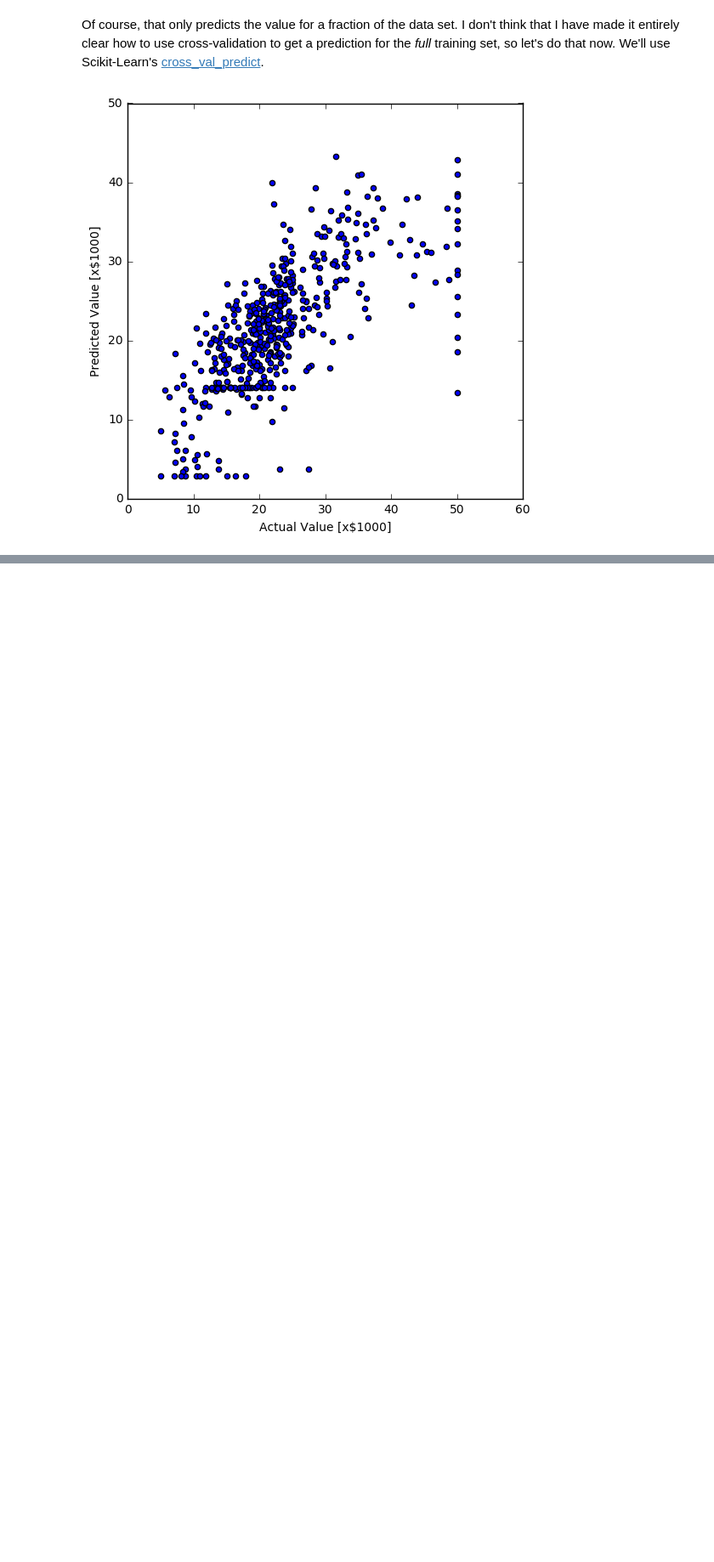
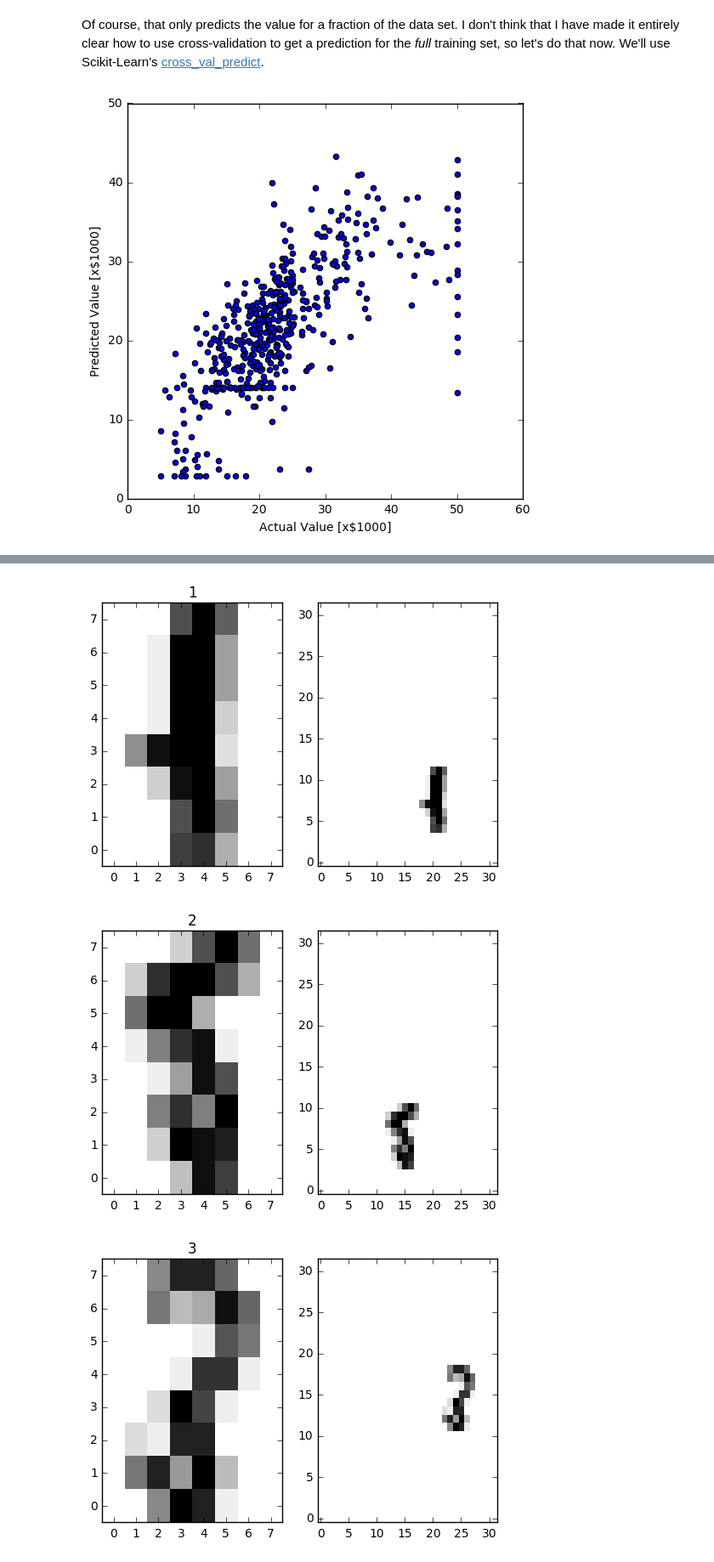
Before and after one commit to gtrichards/PHYS_T480, a Jupyter notebook: NeuralNetworks.ipynb, the cells around one changed output, grey strips where cells are left out. Shown at 85% size. Drawn from its saved outputs; the diff is of its cells as text; code cells hidden in the pictures; blank space fills up the shorter version.

```diff
--- a/NeuralNetworks.ipynb
+++ b/NeuralNetworks.ipynb
@@ -125,0 +206,45 @@ plt.show()
+# %%
+%matplotlib inline
+import numpy as np
+from matplotlib import pyplot as plt
+from sklearn import datasets, cross_validation, neural_network, svm, metrics
+from sklearn.neural_network import MLPClassifier
+
+digits = datasets.load_digits()
+resize = 32 #Size of larger image to embed the digits
+images_ex = np.zeros((digits.target.size,resize,resize))
+for index, image in enumerate(digits.images):
+    offrow = np.random.randint(low=0,high=resize-8,size=1)
+    offcol = np.random.randint(low=0,high=resize-8,size=1)
+    images_ex[index,offrow:offrow+8,offcol:offcol+8] = digits.images[index,:,:]
+
+for jj in range(1,4):
+    fig = plt.figure()
+    ax1 = fig.add_subplot(1,2,2)
+    ax1.imshow(images_ex[jj,:,:],aspect='auto',origin='lower',cmap=plt.cm.gray_r, interpolation='nearest')
+    ax2 = fig.add_subplot(1,2,1)
+    ax2.imshow(digits.images[jj,:,:],aspect='auto',origin='lower',cmap=plt.cm.gray_r, interpolation='nearest')
+    plt.title(digits.target[jj])
+plt.show()
+
+# To apply a classifier on this data, we need to flatten the image, to
+# turn the data in a (samples, feature) matrix:
+n_samples = len(digits.images)
+data_ex = images_ex.reshape((n_samples,-1))
+
+# Create a classifier: Multi-layer perceptron
+classifier = MLPClassifier(solver='lbfgs', alpha=1e-5, random_state=0, hidden_layer_sizes=(64,) )
+
+classifier.fit(data_ex[:n_samples / 2], digits.target[:n_samples / 2])
+
+# Now predict the value of the digit on the second half:
+expected = digits.target[n_samples / 2:]
+predicted = classifier.predict(data_ex[n_samples / 2:])
+
+print("Classification report for classifier %s:\n%s\n"
+      % (classifier, metrics.classification_report(expected, predicted)))
+print("Confusion matrix:\n%s" % metrics.confusion_matrix(expected, predicted))
+# %% [output]
+[figure, added]
+[figure, added]
+[figure, added]
```
Also changed, not shown: parts of 13 cells of this notebook.
